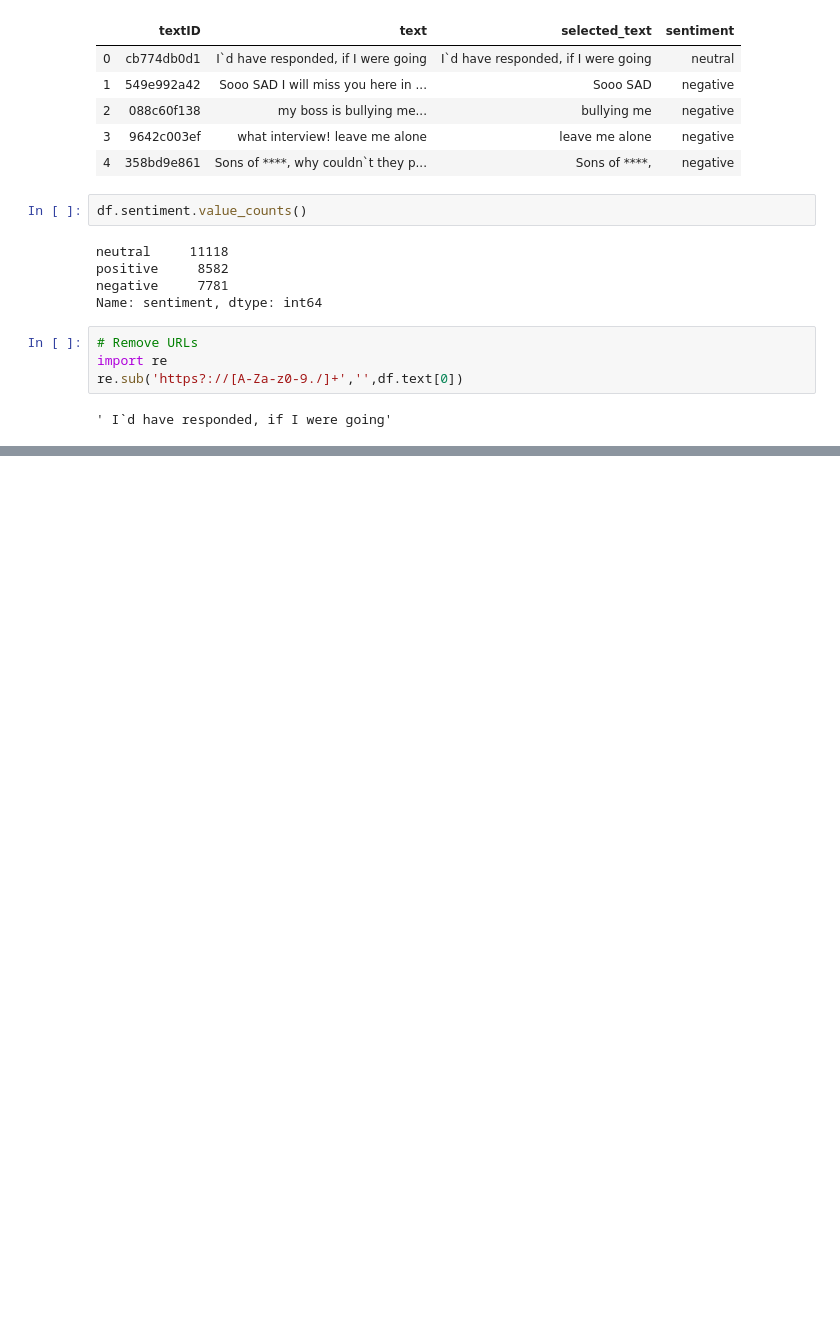
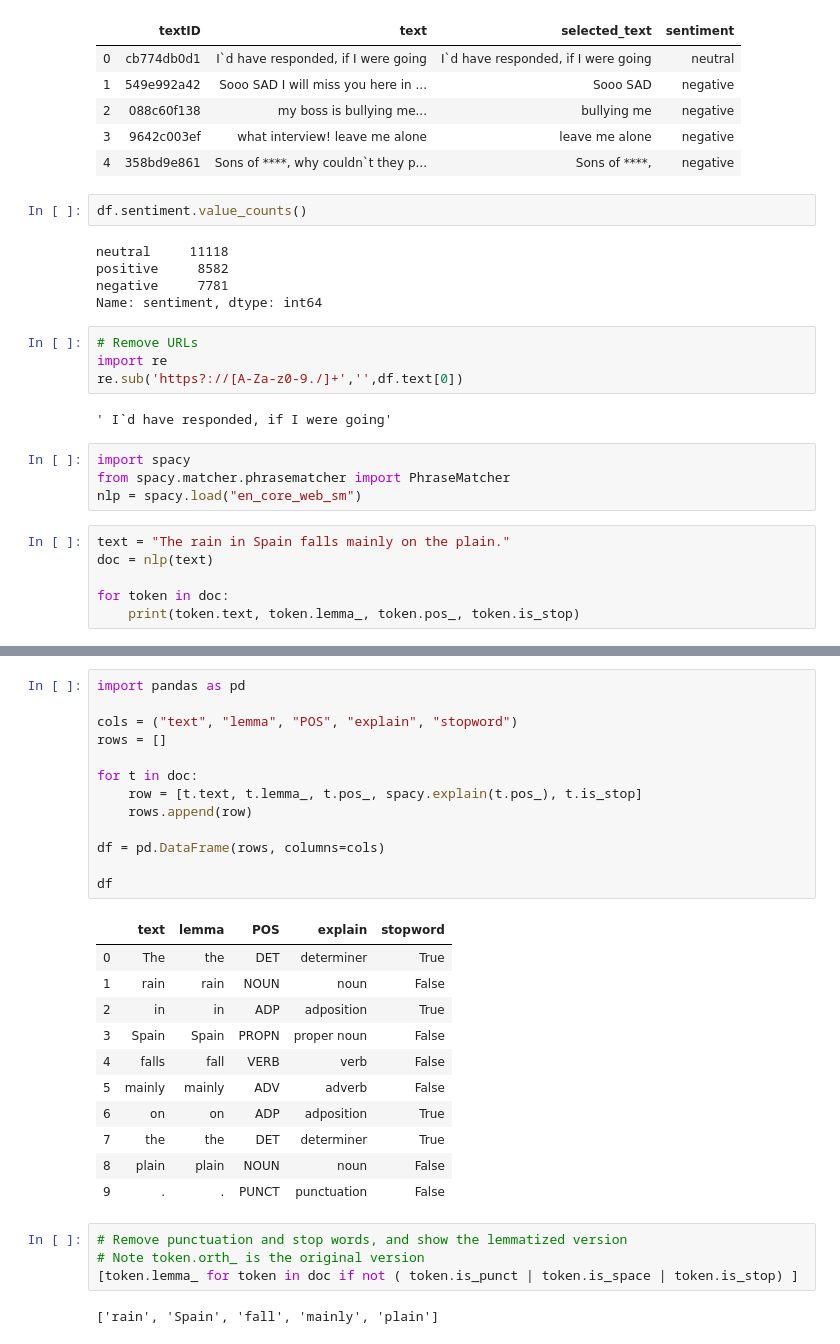
Before and after one commit to benlaird/tweet_sentiment, a Jupyter notebook: sentiment.ipynb, the cells around one changed output, grey strips where cells are left out. Drawn from its saved outputs; the diff is of its cells as text; blank space fills up the shorter version.

```diff
--- a/sentiment.ipynb
+++ b/sentiment.ipynb
@@ -26,3 +26,13 @@ import re
 re.sub('https?://[A-Za-z0-9./]+','',df.text[0])
 # %% [output]
 ' I`d have responded, if I were going'
+# %%
+import spacy
+from spacy.matcher.phrasematcher import PhraseMatcher
+nlp = spacy.load("en_core_web_sm")
+# %%
+text = "The rain in Spain falls mainly on the plain."
+doc = nlp(text)
+
+for token in doc:
+    print(token.text, token.lemma_, token.pos_, token.is_stop)
@@ -28,0 +50,31 @@ re.sub('https?://[A-Za-z0-9./]+','',df.text[0])
+# %%
+import pandas as pd
+
+cols = ("text", "lemma", "POS", "explain", "stopword")
+rows = []
+
+for t in doc:
+    row = [t.text, t.lemma_, t.pos_, spacy.explain(t.pos_), t.is_stop]
+    rows.append(row)
+
+df = pd.DataFrame(rows, columns=cols)
+
+df
+# %% [output]
+|  | text | lemma | POS | explain | stopword |
+| 0 | The | the | DET | determiner | True |
+| 1 | rain | rain | NOUN | noun | False |
+| 2 | in | in | ADP | adposition | True |
+| 3 | Spain | Spain | PROPN | proper noun | False |
+| 4 | falls | fall | VERB | verb | False |
+| 5 | mainly | mainly | ADV | adverb | False |
+| 6 | on | on | ADP | adposition | True |
+| 7 | the | the | DET | determiner | True |
+| 8 | plain | plain | NOUN | noun | False |
+| 9 | . | . | PUNCT | punctuation | False |
+# %%
+# Remove punctuation and stop words, and show the lemmatized version
+# Note token.orth_ is the original version
+[token.lemma_ for token in doc if not ( token.is_punct | token.is_space | token.is_stop) ]
+# %% [output]
+['rain', 'Spain', 'fall', 'mainly', 'plain']
```
Also changed, not shown: parts of 21 cells of this notebook, 3 other files.
